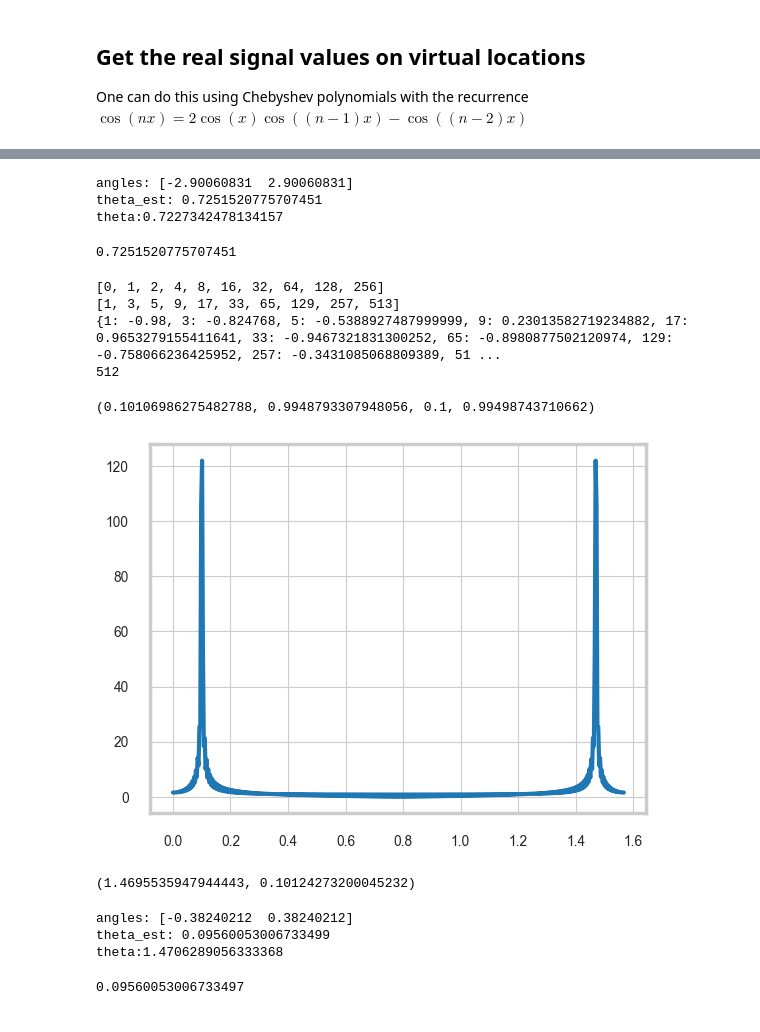
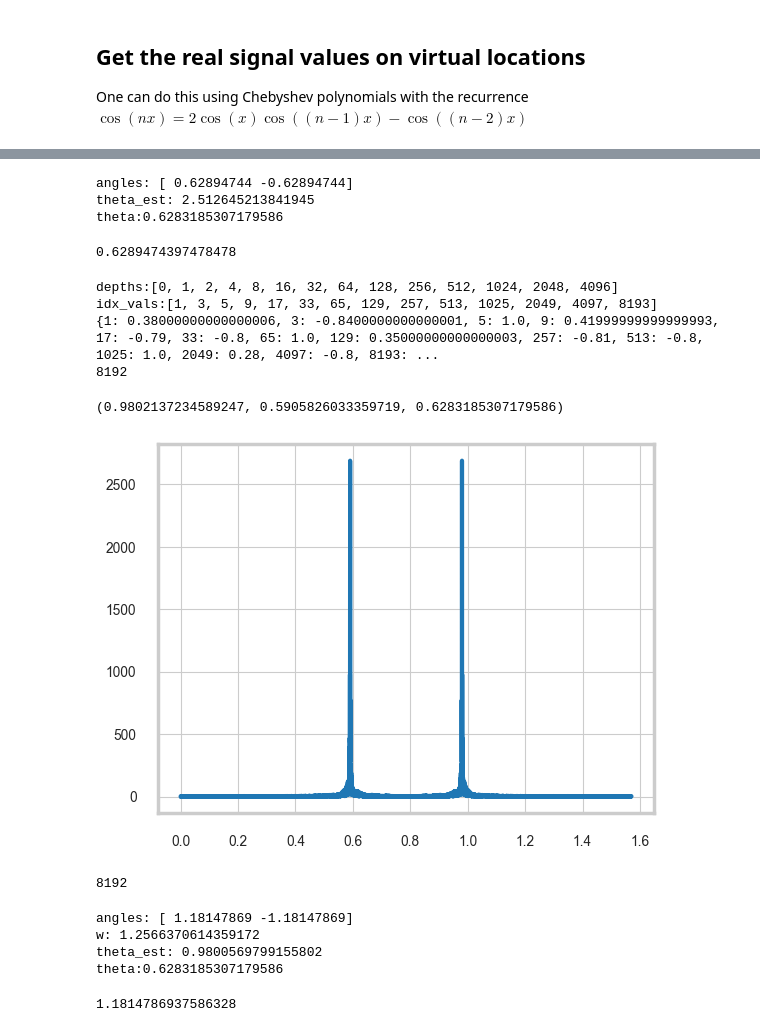
Before and after one commit to unitaryfund/csAE, a Jupyter notebook: real_valued_signal.ipynb, the cells around one changed output, grey strips where cells are left out. Cells and saved outputs as stored; diff of their text form; code cells hidden in the pictures.

```diff
--- a/real_valued_signal.ipynb
+++ b/real_valued_signal.ipynb
@@ -164,22 +166,22 @@ np.cos(np.pi*(len(fft)-amax)/(2*len(fft))) , np.cos(np.pi*(amax)/(2*len(fft))),
 espirit = ESPIRIT()
 
 theta_est, angle = espirit.estimate_theta_toeplitz(R)
-print(f'angles: {angle}')
-print(f'theta_est: {theta_est}')
+print(f'angles: {angle/2}')
+print(f'theta_est: {2*theta_est}')
 print(f'theta:{theta}')
-np.sum(np.abs(angle))/8
+np.sum(np.abs(angle))/4
 # %% [output]
-angles: [-2.90060831  2.90060831]
-theta_est: 0.7251520775707451
-theta:0.7227342478134157
+angles: [ 0.62894744 -0.62894744]
+theta_est: 2.512645213841945
+theta:0.6283185307179586
-0.7251520775707451
+0.6289474397478478
 # %%
 a = 0.1
-theta = np.arccos(a)
+theta = np.pi/5# np.arccos(a)
 w = 2*theta
 
 
-q = 8
+q = 12
 depths = [0, 1]
 for k in range(q):
     depths.append(2**(k+1))
@@ -188,71 +190,78 @@ idx_vals = []
 for d in depths:
     idx_vals.append(2*d+1)
 
-print(depths)
-print(idx_vals)
+print(f'depths:{depths}')
+print(f'idx_vals:{idx_vals}')
 
 
-n_samples = [1000 for _ in depths]
+n_samples = [100 for _ in depths]
 
 cos_values = {}
 for i, depth in enumerate(depths):
     # noisy cos values
     p0 = P0(depth, theta)
+    p1 = P1(depth, theta)
     p0_estimate = np.random.binomial(n_samples[i], p0)/n_samples[i]
+    p1_estimate = np.random.binomial(n_samples[i], p1)/n_samples[i]
+    cos_values[2*depth+1] = p0_estimate - p1_estimate
     # cos_values[2*depth+1] = 2*p0_estimate - 1
     # cos_values[2*depth+1] = 2*np.cos((2*depth+1)*theta)**2 - 1
-    cos_values[2*depth+1] = np.cos((2*depth+1)*w)
+    # cos_values[2*depth+1] = np.cos((2*depth+1)*w)
 
 print(cos_values)
 
 def cheb_recursion(n):
     if n==0:
         return 1
     elif n in cos_values.keys():
         return cos_values[n]
     else:
         cos_values[n] = 2*cheb_recursion(1)*cheb_recursion(n-1)-cheb_recursion(n-2)
         return cos_values[n]
 
 for d in range(idx_vals[-1]//2+1):
     cos_values[2*d+1] = cheb_recursion(2*d+1)
 print(len(cos_values))
 
 # R is the signal on physical and virtual locations
 R = np.zeros(len(cos_values))
 for d in range(idx_vals[-1]//2 + 1):
     R[d] = cos_values[2*d+1]
 
+# R = [0.5*np.exp(1j*theta*(2*d+1)) + 0.5*np.exp(-1j*theta*(2*d+1)) for d in range(idx_vals[-1]//2 + 1)]
+
 fft = np.abs(np.fft.fft(R))
 
 amax = np.argmax(fft[:len(fft)//2])
 
 xaxis = [i*np.pi/(2*len(fft)) for i in range(len(fft))]
 
 plt.plot(xaxis, fft)
 
-np.cos(np.pi*(len(fft)-amax)/(2*len(fft))) , np.cos(np.pi*(amax)/(2*len(fft))), np.cos(w/2), np.sin(w/2)
+np.pi*(len(fft)-amax)/(2*len(fft)) , np.pi*(amax)/(2*len(fft)), theta
 # %% [output]
-[0, 1, 2, 4, 8, 16, 32, 64, 128, 256]
-[1, 3, 5, 9, 17, 33, 65, 129, 257, 513]
-{1: -0.98, 3: -0.824768, 5: -0.5388927487999999, 9: 0.23013582719234882, 17: 0.9653279155411641, 33: -0.9467321831300252, 65: -0.8980877502120974, 129: -0.758066236425952, 257: -0.3431085068809389, 51 ...
-512
+depths:[0, 1, 2, 4, 8, 16, 32, 64, 128, 256, 512, 1024, 2048, 4096]
+idx_vals:[1, 3, 5, 9, 17, 33, 65, 129, 257, 513, 1025, 2049, 4097, 8193]
+{1: 0.38000000000000006, 3: -0.8400000000000001, 5: 1.0, 9: 0.41999999999999993, 17: -0.79, 33: -0.8, 65: 1.0, 129: 0.35000000000000003, 257: -0.81, 513: -0.8, 1025: 1.0, 2049: 0.28, 4097: -0.8, 8193: ...
+8192
-(0.10106986275482788, 0.9948793307948056, 0.1, 0.99498743710662)
+(0.9802137234589247, 0.5905826033359719, 0.6283185307179586)
-[figure, old version]
+[figure, new version]
-# %%
-np.pi*(len(fft)-amax)/(2*len(fft)) , np.pi*(amax)/(2*len(fft))
-# %% [output]
-(1.4695535947944443, 0.10124273200045232)
+# %%
+len(R)
+# %% [output]
+8192
 # %%
 espirit = ESPIRIT()
 
 theta_est, angle = espirit.estimate_theta_toeplitz(R)
-print(f'angles: {angle}')
+print(f'angles: {angle/2}')
+print(f'w: {w}')
 print(f'theta_est: {theta_est}')
 print(f'theta:{theta}')
-np.sum(np.abs(angle))/8
+np.sum(np.abs(angle))/4
 # %% [output]
-angles: [-0.38240212  0.38240212]
-theta_est: 0.09560053006733499
-theta:1.4706289056333368
+angles: [ 1.18147869 -1.18147869]
+w: 1.2566370614359172
+theta_est: 0.9800569799155802
+theta:0.6283185307179586
-0.09560053006733497
+1.1814786937586328
```
Also changed, not shown: parts of 6 cells of this notebook.
